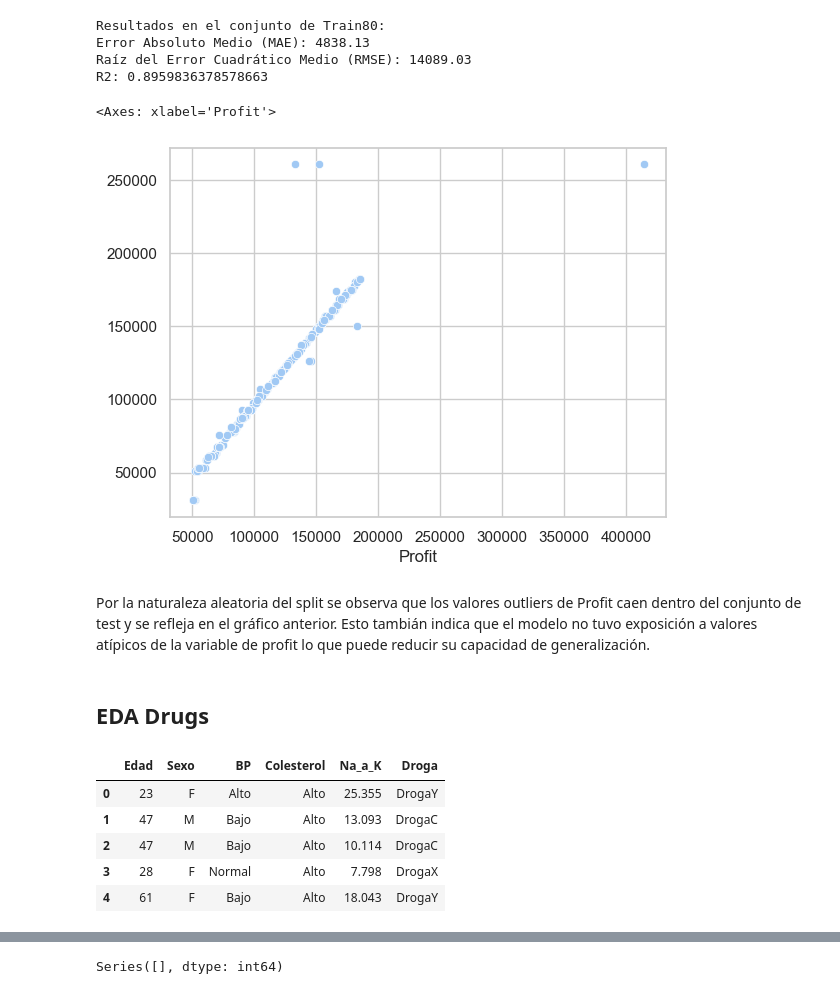
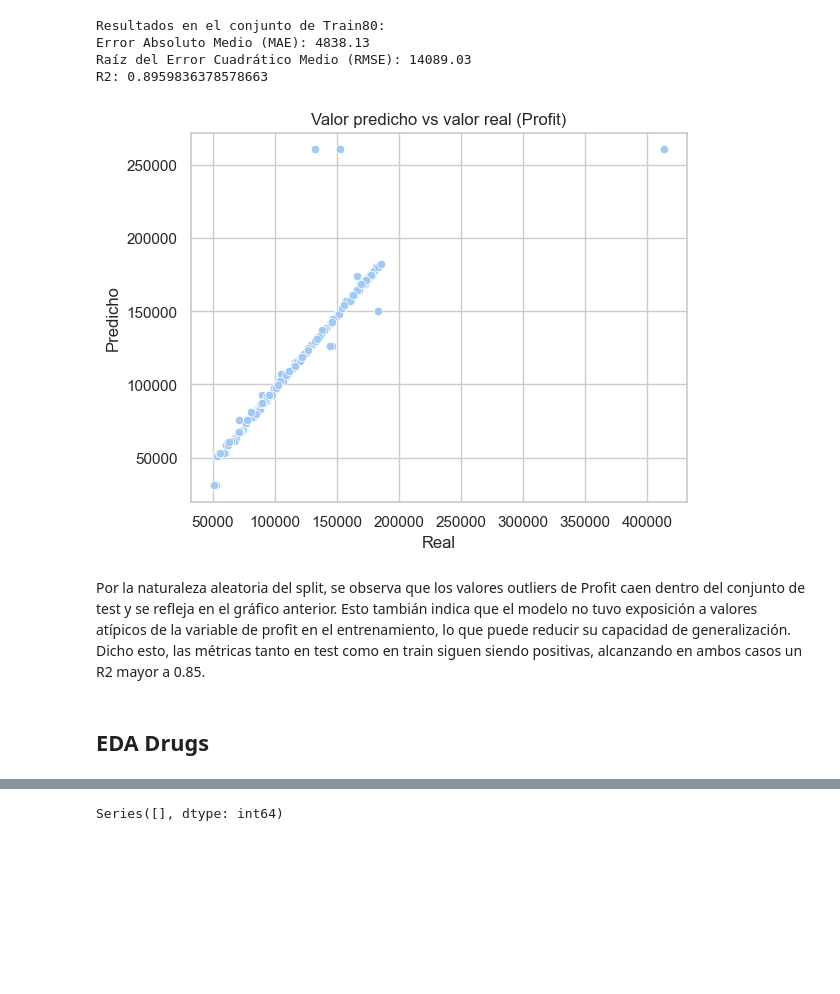
Before and after one commit to GenaCanciani/TP2-Mineria, a Jupyter notebook: tp2.ipynb, the cells around one changed output, grey strips where cells are left out. Saved outputs shown, nothing was run; the diff lists cells and outputs as text; code cells hidden in the pictures; blank space fills up the shorter version.

```diff
--- a/tp2.ipynb
+++ b/tp2.ipynb
@@ -344,21 +321,14 @@ Raíz del Error Cuadrático Medio (RMSE): 14089.03
 R2: 0.8959836378578663
 # %%
 sns.scatterplot(x = y_test30,y = y_pred2)
+plt.title("Valor predicho vs valor real (Profit)")
+plt.xlabel("Real")
+plt.ylabel("Predicho");
 # %% [output]
-<Axes: xlabel='Profit'>
-[figure, old version]
+[figure, new version]
 # %% [markdown]
-Por la naturaleza aleatoria del split se observa que los valores outliers de Profit caen dentro del conjunto de test y se refleja en el gráfico anterior. Esto tambián indica que el modelo no tuvo exposición a valores atípicos de la variable de profit lo que puede reducir su capacidad de generalización.
+Por la naturaleza aleatoria del split, se observa que los valores outliers de Profit caen dentro del conjunto de test y se refleja en el gráfico anterior. Esto tambián indica que el modelo no tuvo exposición a valores atípicos de la variable de profit en el entrenamiento, lo que puede reducir su capacidad de generalización. Dicho esto, las métricas tanto en test como en train siguen siendo positivas, alcanzando en ambos casos un R2 mayor a 0.85.
 # %% [markdown]
 ## EDA Drugs
 # %%
 df2 = pd.read_csv('drugType.csv')
-# %%
-df2.head()
-# %% [output]
-|  | Edad | Sexo | BP | Colesterol | Na_a_K | Droga |
-| 0 | 23 | F | Alto | Alto | 25.355 | DrogaY |
-| 1 | 47 | M | Bajo | Alto | 13.093 | DrogaC |
-| 2 | 47 | M | Bajo | Alto | 10.114 | DrogaC |
-| 3 | 28 | F | Normal | Alto | 7.798 | DrogaX |
-| 4 | 61 | F | Bajo | Alto | 18.043 | DrogaY |
```
Also changed, not shown: parts of 99 cells of this notebook.
